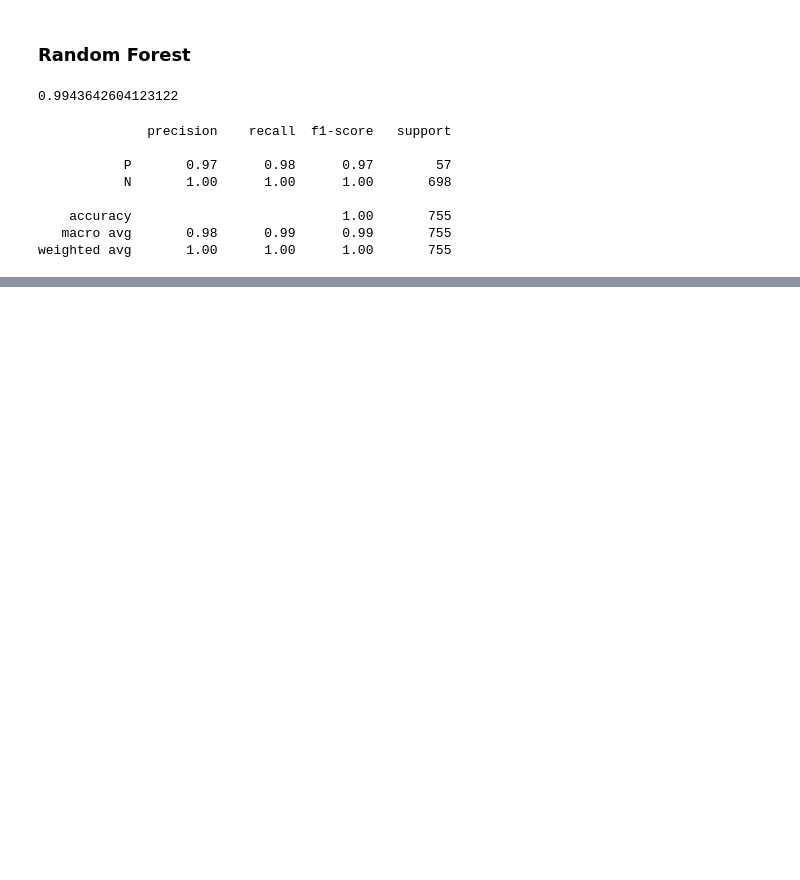
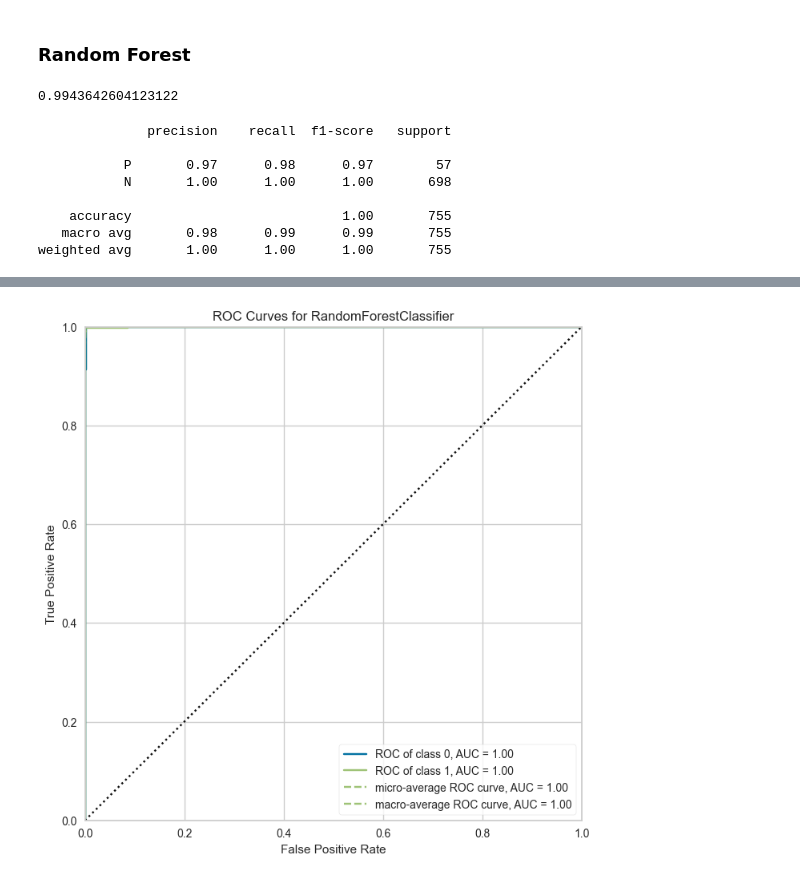
Before and after one commit to cuberhaus/APA_Practica, a Jupyter notebook: hypothyroid.ipynb, the cells around one changed output, grey strips where cells are left out. Saved outputs shown, nothing was run; the diff lists cells and outputs as text; code cells hidden in the pictures; blank space fills up the shorter version.

```diff
--- a/hypothyroid.ipynb
+++ b/hypothyroid.ipynb
@@ -1592,0 +1692,5 @@ weighted avg       1.00      1.00      1.00       755
+# %%
+plt.figure(figsize=(8,8));
+roc_auc(rf, X_train, y_train, X_test, y_test);
+# %% [output]
+[figure, added]
```
Also changed, not shown: parts of 16 cells of this notebook.
